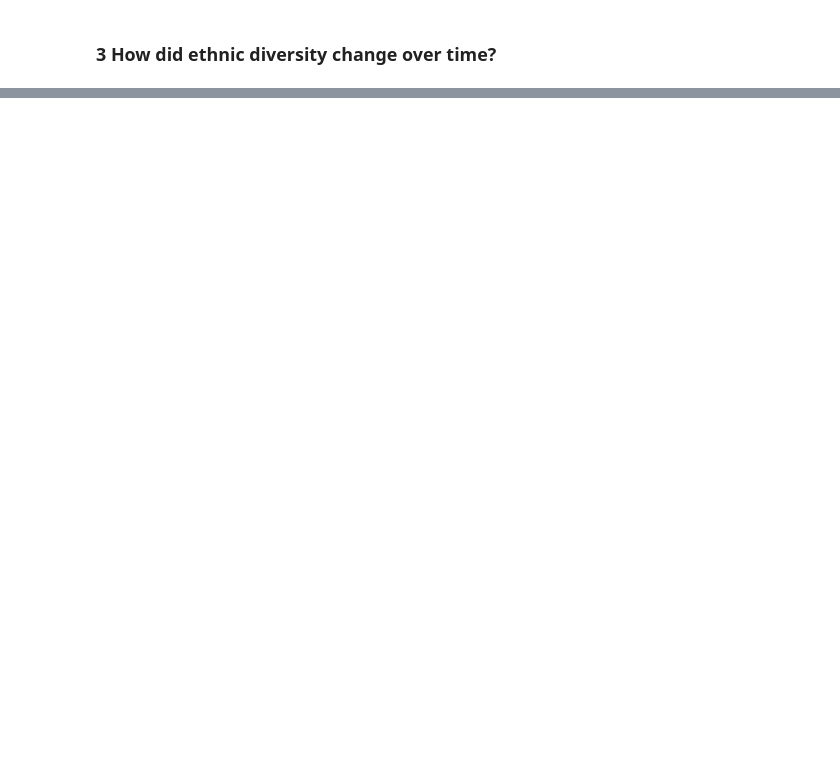
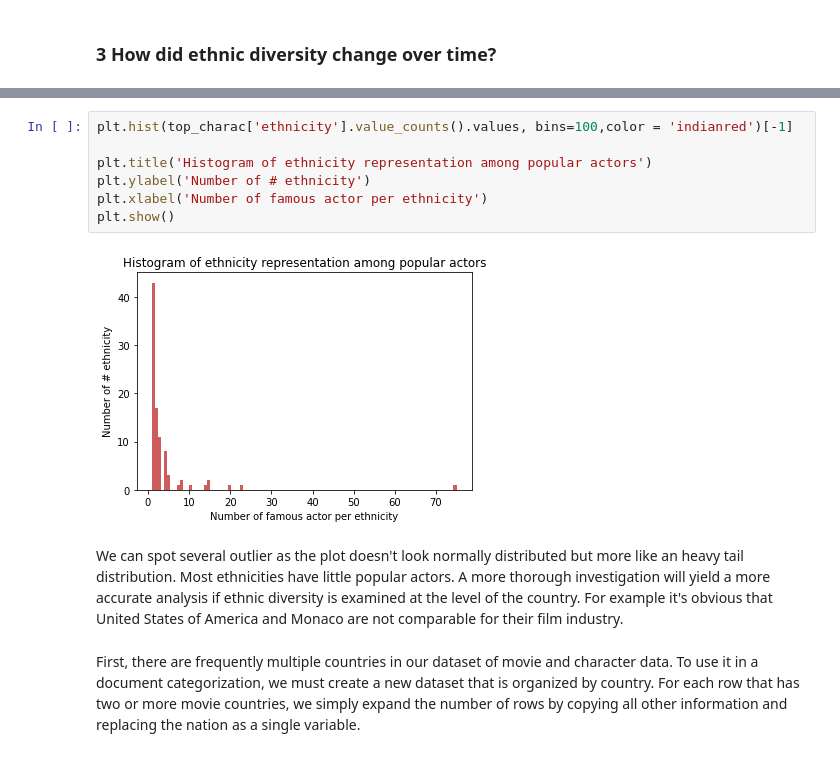
Before and after one commit to epfl-ada/ada-2022-project-borroworrob, a Jupyter notebook: johann.ipynb, the cells around one changed output, grey strips where cells are left out. Drawn from its saved outputs; the diff is of its cells as text; blank space fills up the shorter version.

```diff
--- a/johann.ipynb
+++ b/johann.ipynb
@@ -341,0 +334,13 @@ To see if ethnic diversity is correlated with success, we have to find what make
+# %%
+plt.hist(top_charac['ethnicity'].value_counts().values, bins=100,color = 'indianred')[-1]
+
+plt.title('Histogram of ethnicity representation among popular actors')
+plt.ylabel('Number of # ethnicity')
+plt.xlabel('Number of famous actor per ethnicity')
+plt.show()
+# %% [output]
+[figure, added]
+# %% [markdown]
+We can spot several outlier as the plot doesn't look normally distributed but more like an heavy tail distribution. Most ethnicities have little popular actors. A more thorough investigation will yield a more accurate analysis if ethnic diversity is examined at the level of the country. For example it's obvious that United States of America and Monaco are not comparable for their film industry.
+# %% [markdown]
+First, there are frequently multiple countries in our dataset of movie and character data. To use it in a document categorization, we must create a new dataset that is organized by country. For each row that has two or more movie countries, we simply expand the number of rows by copying all other information and replacing the nation as a single variable.
```
Also changed, not shown: parts of 29 cells of this notebook.
